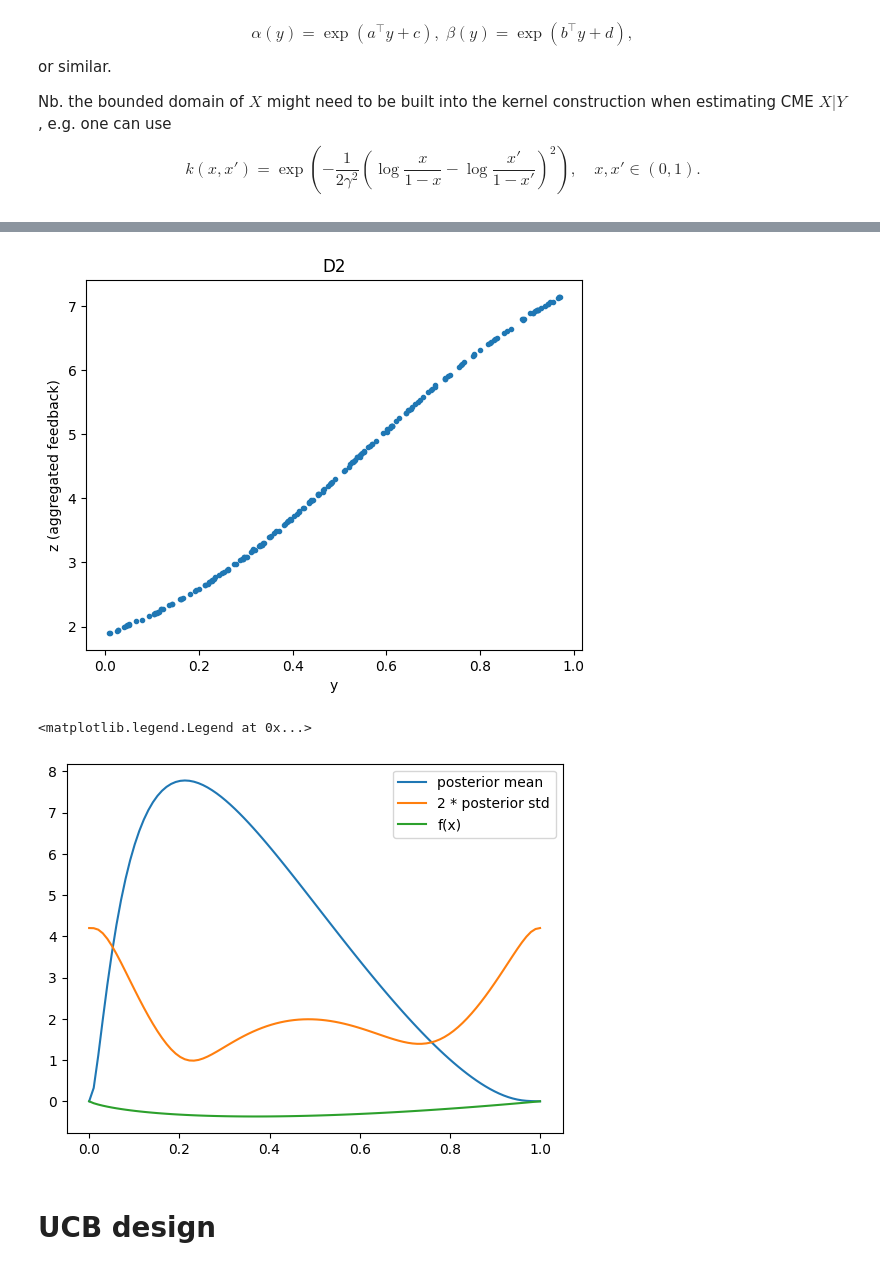
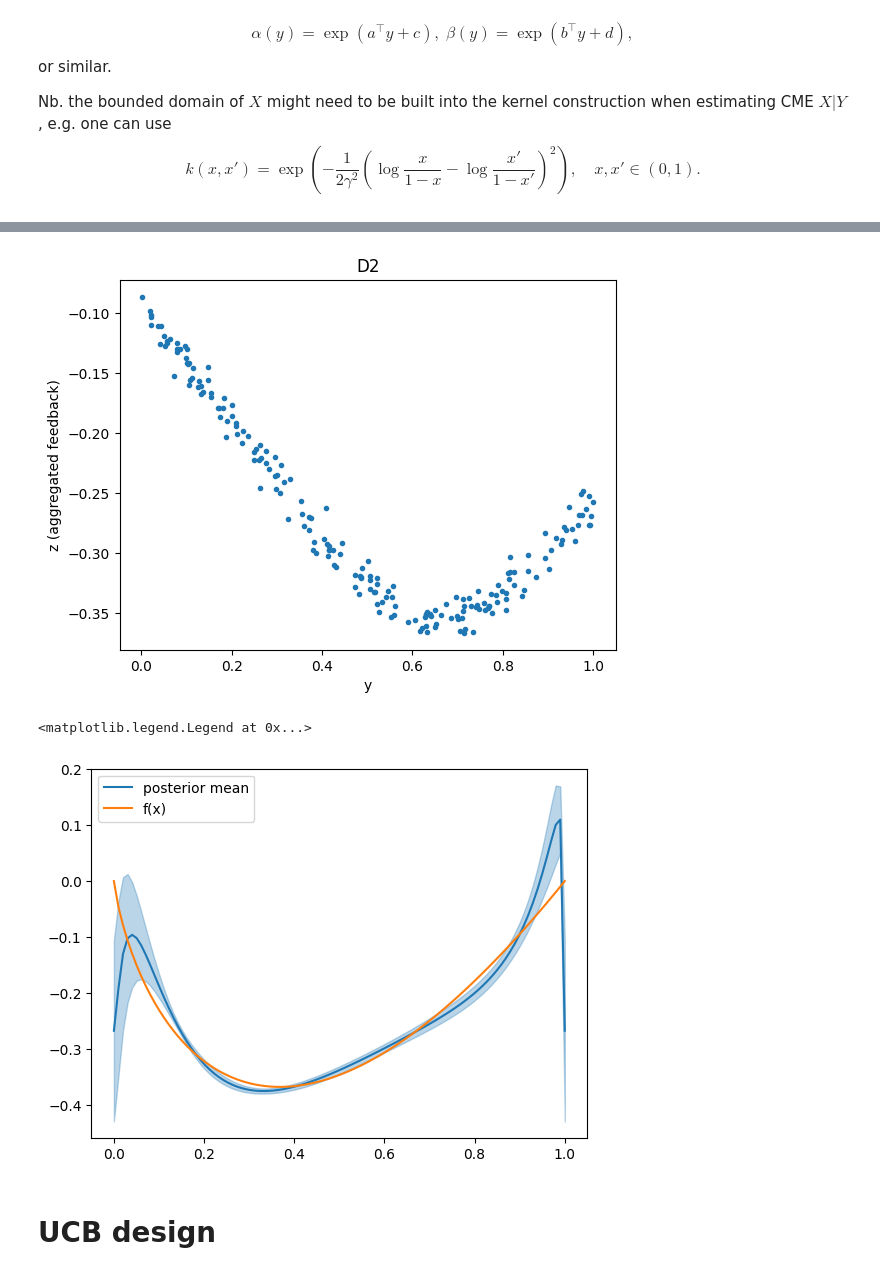
Before and after one commit to shahineb/deconditional-downscaling, a Jupyter notebook: simulation.ipynb, the cells around one changed output, grey strips where cells are left out. Cells and saved outputs as stored; diff of their text form; code cells hidden in the pictures.

```diff
--- a/simulation.ipynb
+++ b/simulation.ipynb
@@ -28,7 +28,7 @@ def func(x):
 def g(y,a=1,b=0,c=1,d=0):
     alpha_value = alpha(y,a,c)
     beta_value = beta(y,b,d)
-    g_value = alpha_value/(alpha_value+beta_value) * (digamma(alpha_value + 1) - digamma(alpha_value) + beta_value + 1)
+    g_value = alpha_value/(alpha_value+beta_value) * (digamma(alpha_value + 1) - digamma(alpha_value + beta_value + 1))
     return g_value
 # %%
 def generate_D1(n, a,b,c,d):
@@ -106,7 +106,10 @@ Text(0, 0.5, 'f(x)')
 # %%
 ys2, zs = generate_D2(200, a,b,c,d, 0.01)
 # %% [output]
-[figure, old version]
+[figure, new version]
+# %%
+muz, sigmaz = zs.mean(), zs.std()
+zs = (zs - muz) / sigmaz
 # %%
 import sys
 # sys.path.append("../deconditional-downscaling/")
@@ -150,16 +153,21 @@ predict_kwargs = {'name': cfg['model']['name'],
                 'individuals': groundtruth_individuals,
                 'bags_sizes': func(groundtruth_individuals)}
 individuals_posterior = predict(predict_kwargs)
+individuals_posterior_mean = sigmaz * individuals_posterior.mean + muz
+with torch.no_grad():
+    stddev = sigmaz * individuals_posterior.stddev
+    lower_bound = individuals_posterior_mean - 2 * stddev
+    upper_bound = individuals_posterior_mean + 2 * stddev
 # %%
-plt.plot(groundtruth_individuals, individuals_posterior.mean, label = 'posterior mean')
-conf = individuals_posterior.confidence_region()
-plt.plot(groundtruth_individuals, (conf[1]-conf[0]).detach().numpy(), label = '2 * posterior std')
-plt.plot(groundtruth_individuals, func(groundtruth_individuals), label = 'f(x)')
+plt.plot(groundtruth_individuals, individuals_posterior_mean, label = 'posterior mean', color='C0')
+plt.fill_between(groundtruth_individuals, lower_bound, upper_bound, alpha=0.3, color='C0')
+# plt.plot(groundtruth_individuals, (conf[1]-conf[0]).detach().numpy(), label = '2 * posterior std')
+plt.plot(groundtruth_individuals, func(groundtruth_individuals), label = 'f(x)', color='C1')
 # plt.plot(xs, f(xs), '.', label = 'data points')
 plt.legend()
 # %% [output]
 <matplotlib.legend.Legend at 0x...>
-[figure, old version]
+[figure, new version]
 # %% [markdown]
 # UCB design
 # %%
```
Also changed, not shown: parts of 2 cells of this notebook, 4 other files.
